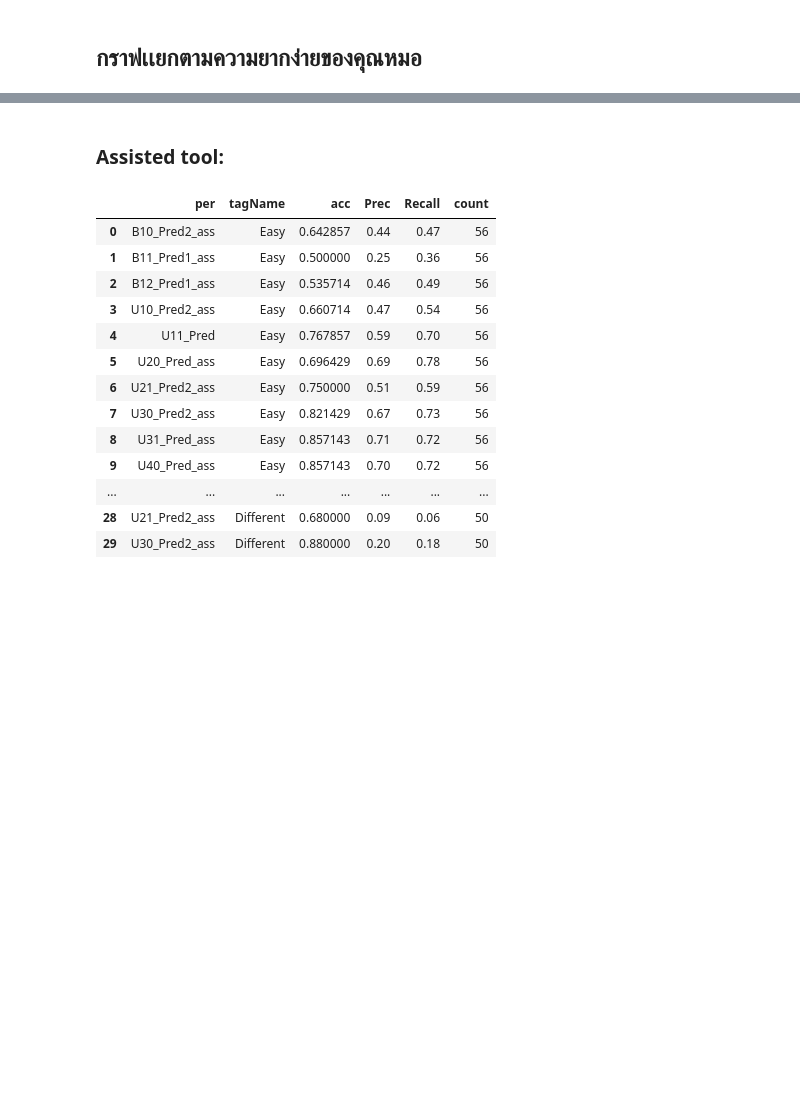
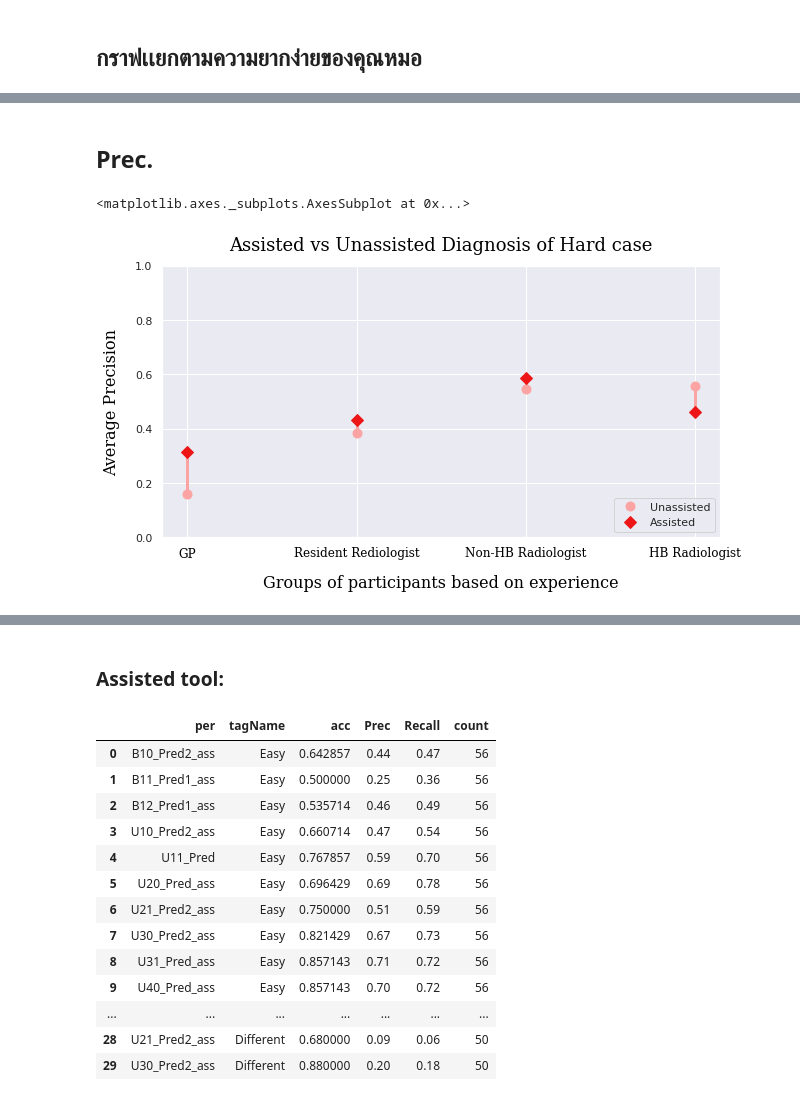
Before and after one commit to Peckkie/Experiment_Evaluation_CCA, a Jupyter notebook: Graph_forPaper.ipynb, the cells around one changed output, grey strips where cells are left out. Saved outputs shown, nothing was run; the diff lists cells and outputs as text; code cells hidden in the pictures; blank space fills up the shorter version.

```diff
--- a/Graph_forPaper.ipynb
+++ b/Graph_forPaper.ipynb
@@ -455,0 +531,11 @@ diff = Exdf[Exdf['tagName0'] == 'different']
+# %% [markdown]
+## Prec.
+# %%
+ass = [0.314,0.43,0.585,0.46]
+non = [0.160,0.385,0.545,0.555]
+group = 'Hard case'
+score = 'Precision'
+plot_graph_kie(ass,non,group,score)
+# %% [output]
+<matplotlib.axes._subplots.AxesSubplot at 0x...>
+[figure, added]
```
Also changed, not shown: parts of 20 cells of this notebook.
